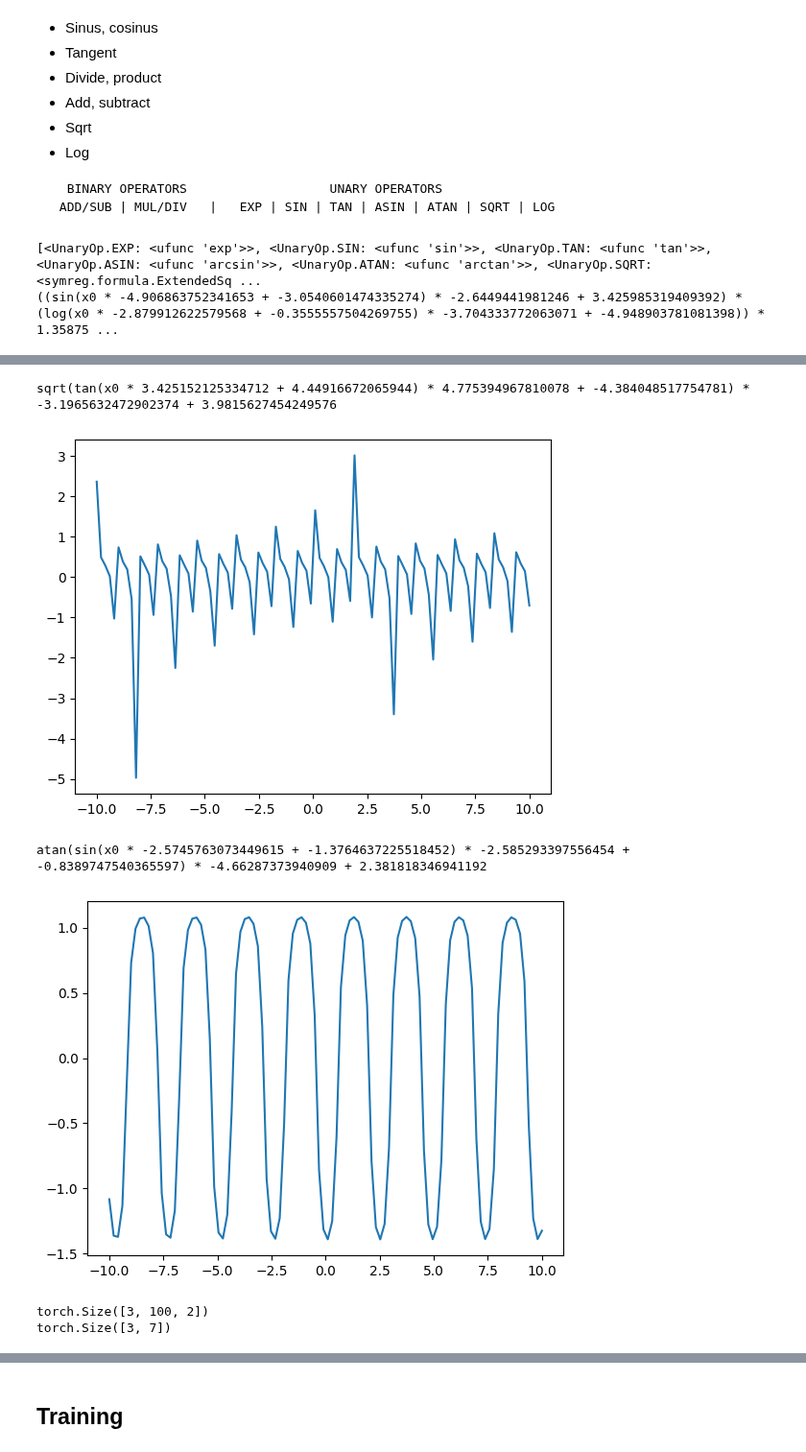
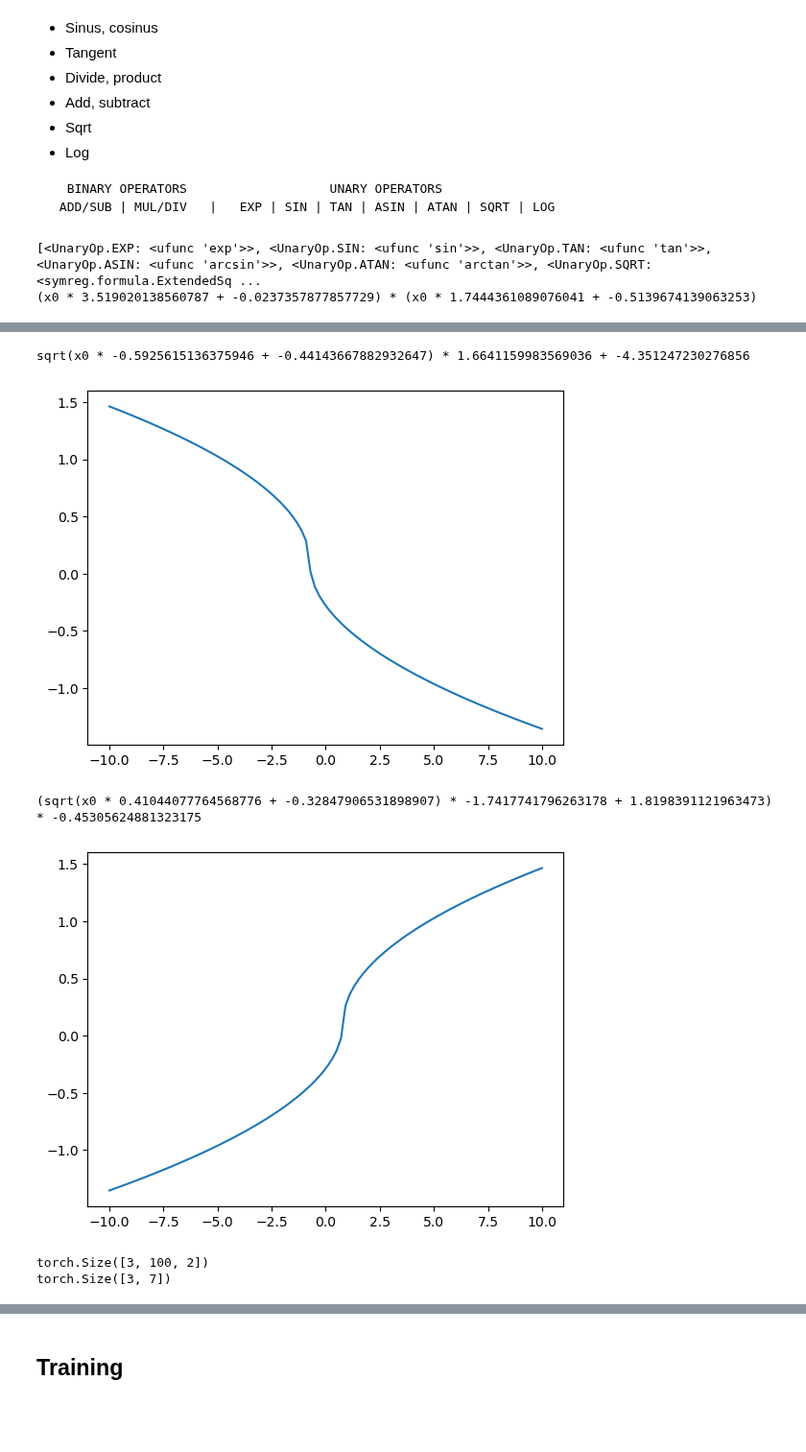
Before and after one commit to hgruniaux/MLP-SymReg, a Jupyter notebook: test.ipynb, the cells around one changed output, grey strips where cells are left out. Shown at 96% size. Drawn from its saved outputs; the diff is of its cells as text; code cells hidden in the pictures; blank space fills up the shorter version.

```diff
--- a/test.ipynb
+++ b/test.ipynb
@@ -131,7 +131,7 @@ def generate_formula_dataset(n: int, sample_count: int = 5, max_depth=3, x_range
         if np.any(np.isnan(Y)):
             continue
 
-        eta = 1e-3
+        eta = 1e-3 * 0
         Y += eta * np.random.normal(np.mean(Y), np.std(Y), np.shape(Y))
 
         X_norm, Y_norm = normalize(X, Y, sample_count)
@@ -164,7 +164,7 @@ def generate_formula_dataset(n: int, sample_count: int = 5, max_depth=3, x_range
 
     return data, labels
 # %%
-generate_formula_dataset(3,100, 4)
+generate_formula_dataset(3,100, 2)
 # %% [output]
 [<UnaryOp.EXP: <ufunc 'exp'>>, <UnaryOp.SIN: <ufunc 'sin'>>, <UnaryOp.TAN: <ufunc 'tan'>>, <UnaryOp.ASIN: <ufunc 'arcsin'>>, <UnaryOp.ATAN: <ufunc 'arctan'>>, <UnaryOp.SQRT: <symreg.formula.ExtendedSq ...
-((sin(x0 * -4.906863752341653 + -3.0540601474335274) * -2.6449441981246 + 3.425985319409392) * (log(x0 * -2.879912622579568 + -0.3555557504269755) * -3.704333772063071 + -4.948903781081398)) * 1.35875 ...
+(x0 * 3.519020138560787 + -0.0237357877857729) * (x0 * 1.7444361089076041 + -0.5139674139063253)
@@ -172,6 +172,6 @@ generate_formula_dataset(3,100, 4)
-sqrt(tan(x0 * 3.425152125334712 + 4.44916672065944) * 4.775394967810078 + -4.384048517754781) * -3.1965632472902374 + 3.9815627454249576
+sqrt(x0 * -0.5925615136375946 + -0.44143667882932647) * 1.6641159983569036 + -4.351247230276856
-[figure, old version]
+[figure, new version]
-atan(sin(x0 * -2.5745763073449615 + -1.3764637225518452) * -2.585293397556454 + -0.8389747540365597) * -4.66287373940909 + 2.381818346941192
+(sqrt(x0 * 0.41044077764568776 + -0.32847906531898907) * -1.7417741796263178 + 1.8198391121963473) * -0.45305624881323175
-[figure, old version]
+[figure, new version]
 torch.Size([3, 100, 2])
 torch.Size([3, 7])
```
Also changed, not shown: parts of 10 cells of this notebook, 6 other files.
